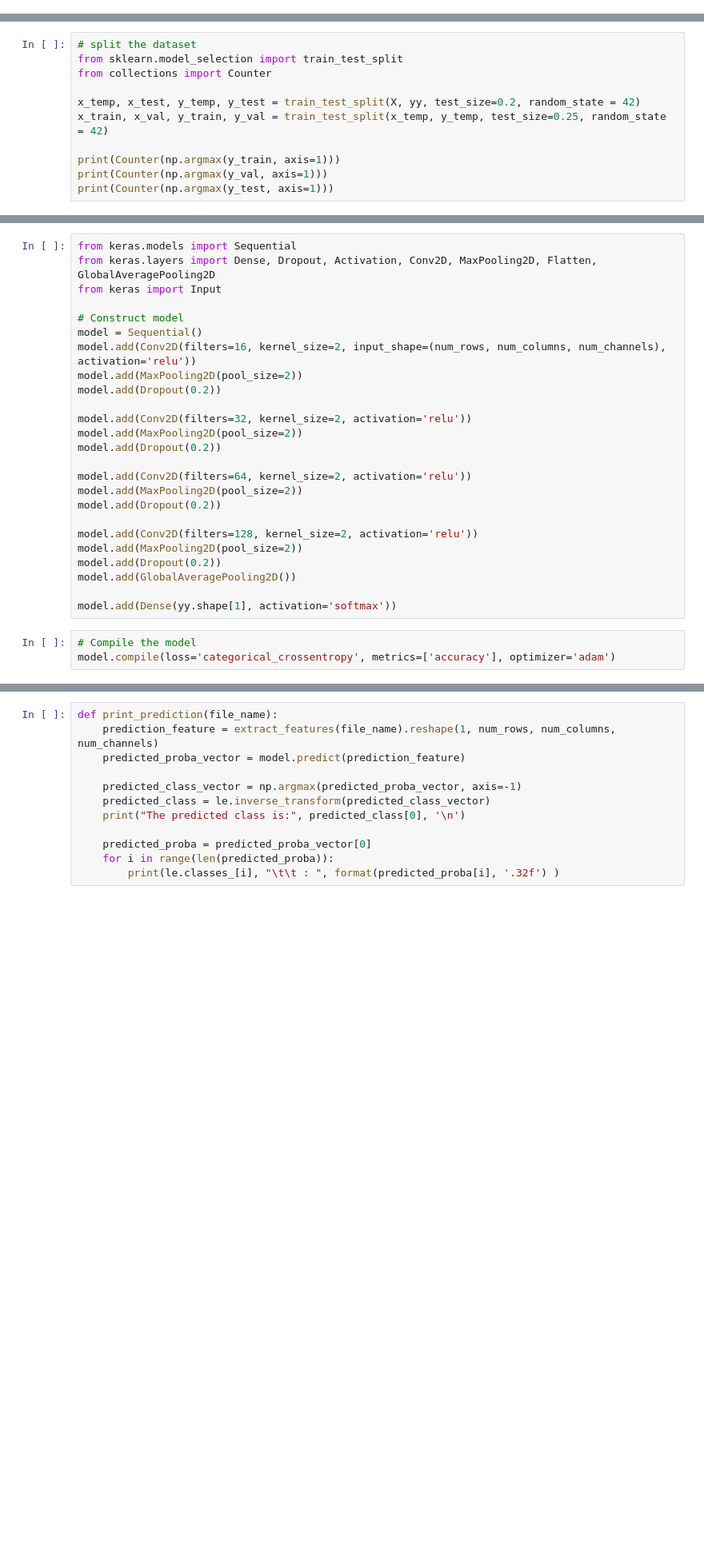
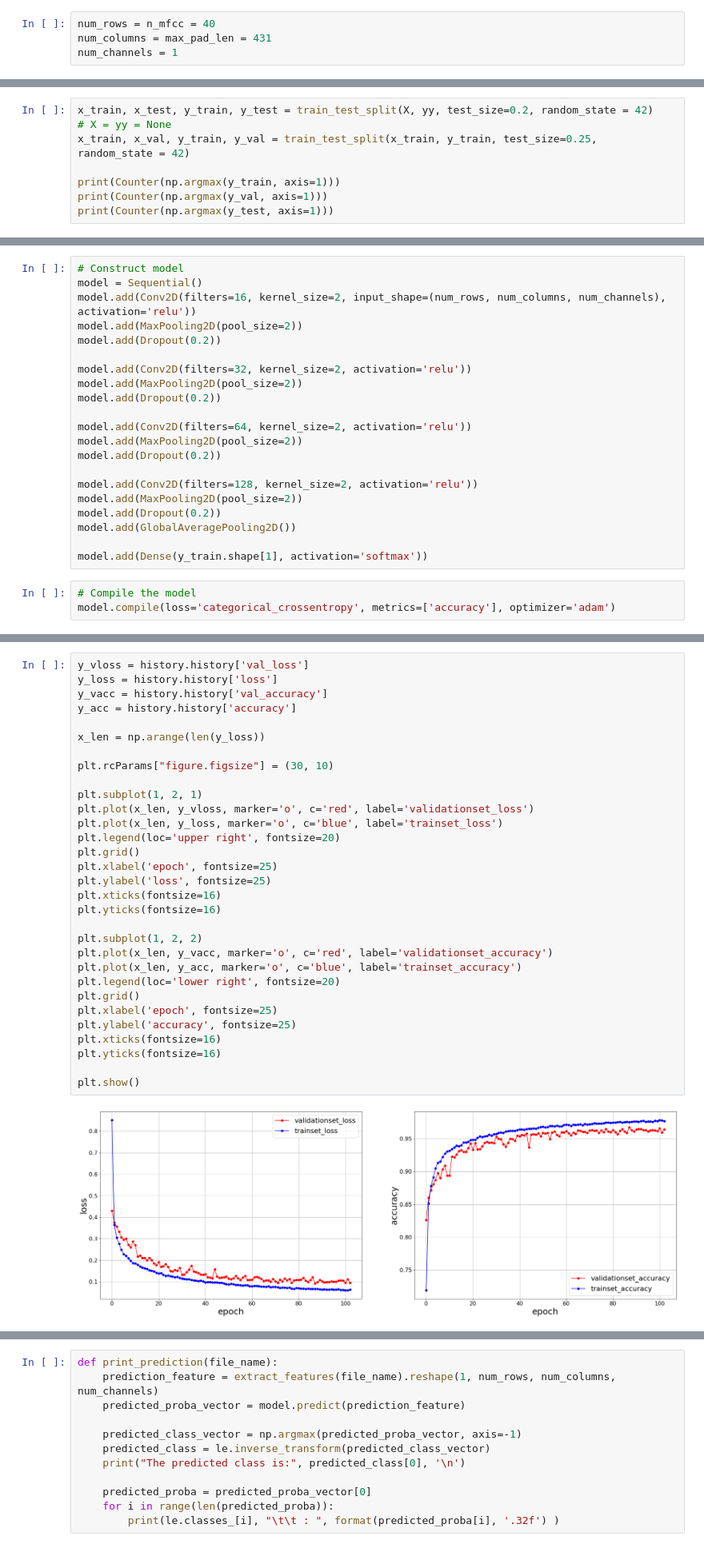
Before and after one commit to binAudioMeo/keras-CNN-MFCC, a Jupyter notebook: Binary_Classification/Audio_Classification_CNN.ipynb, the cells around one changed output, grey strips where cells are left out. Shown at 80% size. Saved outputs shown, nothing was run; the diff lists cells and outputs as text; blank space fills up the shorter version.

```diff
--- a/Binary_Classification/Audio_Classification_CNN.ipynb
+++ b/Binary_Classification/Audio_Classification_CNN.ipynb
@@ -1 +23,5 @@
+# %%
+num_rows = n_mfcc = 40
+num_columns = max_pad_len = 431
+num_channels = 1
 # %%
@@ -93,10 +162,7 @@ X = X.reshape(X.shape[0], num_rows, num_columns, num_channels)
 # %%
-# split the dataset
-from sklearn.model_selection import train_test_split
-from collections import Counter
-
-x_temp, x_test, y_temp, y_test = train_test_split(X, yy, test_size=0.2, random_state = 42)
-x_train, x_val, y_train, y_val = train_test_split(x_temp, y_temp, test_size=0.25, random_state = 42)
+x_train, x_test, y_train, y_test = train_test_split(X, yy, test_size=0.2, random_state = 42)
+# X = yy = None
+x_train, x_val, y_train, y_val = train_test_split(x_train, y_train, test_size=0.25, random_state = 42)
 
 print(Counter(np.argmax(y_train, axis=1)))
 print(Counter(np.argmax(y_val, axis=1)))
@@ -108,8 +176,4 @@ Counter({2: 845, 1: 585, 0: 573})
 # %%
-from keras.models import Sequential
-from keras.layers import Dense, Dropout, Activation, Conv2D, MaxPooling2D, Flatten, GlobalAveragePooling2D
-from keras import Input
-
 # Construct model
 model = Sequential()
 model.add(Conv2D(filters=16, kernel_size=2, input_shape=(num_rows, num_columns, num_channels), activation='relu'))
@@ -129,7 +193,7 @@ model.add(MaxPooling2D(pool_size=2))
 model.add(Dropout(0.2))
 model.add(GlobalAveragePooling2D())
 
-model.add(Dense(yy.shape[1], activation='softmax'))
+model.add(Dense(y_train.shape[1], activation='softmax'))
 # %%
 # Compile the model
 model.compile(loss='categorical_crossentropy', metrics=['accuracy'], optimizer='adam')
@@ -234,0 +265,33 @@ plt.show()
+# %%
+y_vloss = history.history['val_loss']
+y_loss = history.history['loss']
+y_vacc = history.history['val_accuracy']
+y_acc = history.history['accuracy']
+
+x_len = np.arange(len(y_loss))
+
+plt.rcParams["figure.figsize"] = (30, 10)
+
+plt.subplot(1, 2, 1)
+plt.plot(x_len, y_vloss, marker='o', c='red', label='validationset_loss')
+plt.plot(x_len, y_loss, marker='o', c='blue', label='trainset_loss')
+plt.legend(loc='upper right', fontsize=20)
+plt.grid()
+plt.xlabel('epoch', fontsize=25)
+plt.ylabel('loss', fontsize=25)
+plt.xticks(fontsize=16)
+plt.yticks(fontsize=16)
+
+plt.subplot(1, 2, 2)
+plt.plot(x_len, y_vacc, marker='o', c='red', label='validationset_accuracy')
+plt.plot(x_len, y_acc, marker='o', c='blue', label='trainset_accuracy')
+plt.legend(loc='lower right', fontsize=20)
+plt.grid()
+plt.xlabel('epoch', fontsize=25)
+plt.ylabel('accuracy', fontsize=25)
+plt.xticks(fontsize=16)
+plt.yticks(fontsize=16)
+
+plt.show()
+# %% [output]
+[figure, added]
```
Also changed, not shown: parts of 43 cells of this notebook, 4 other files.
